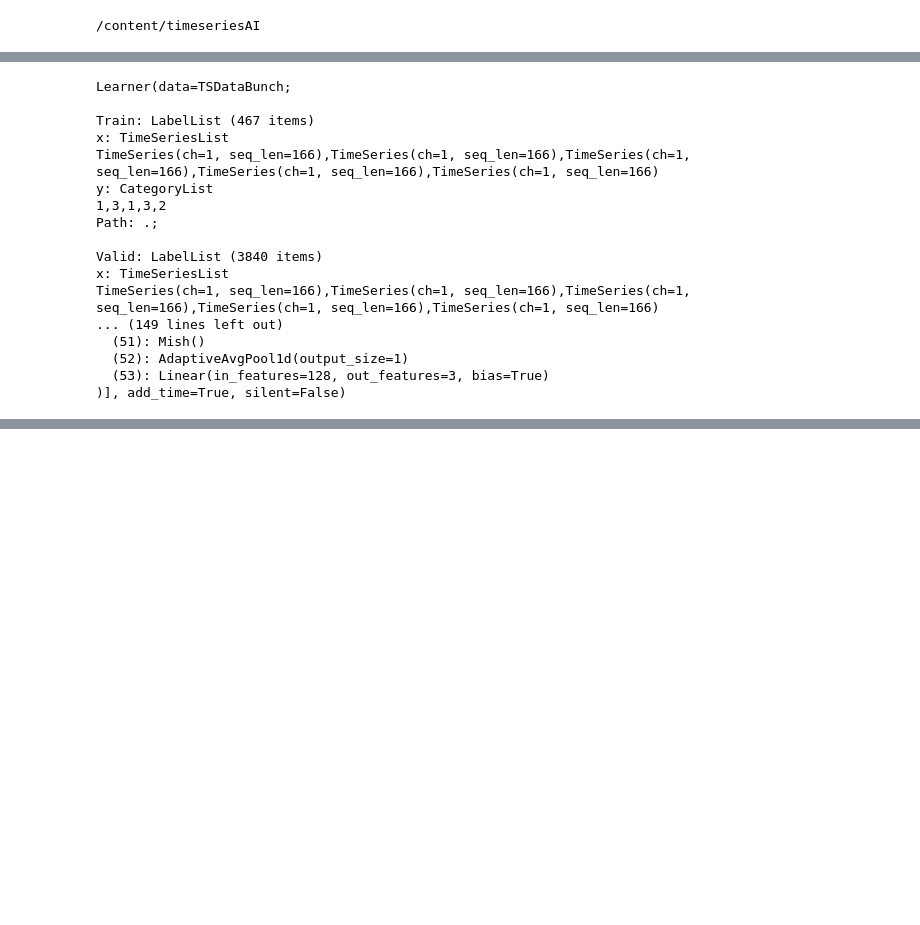
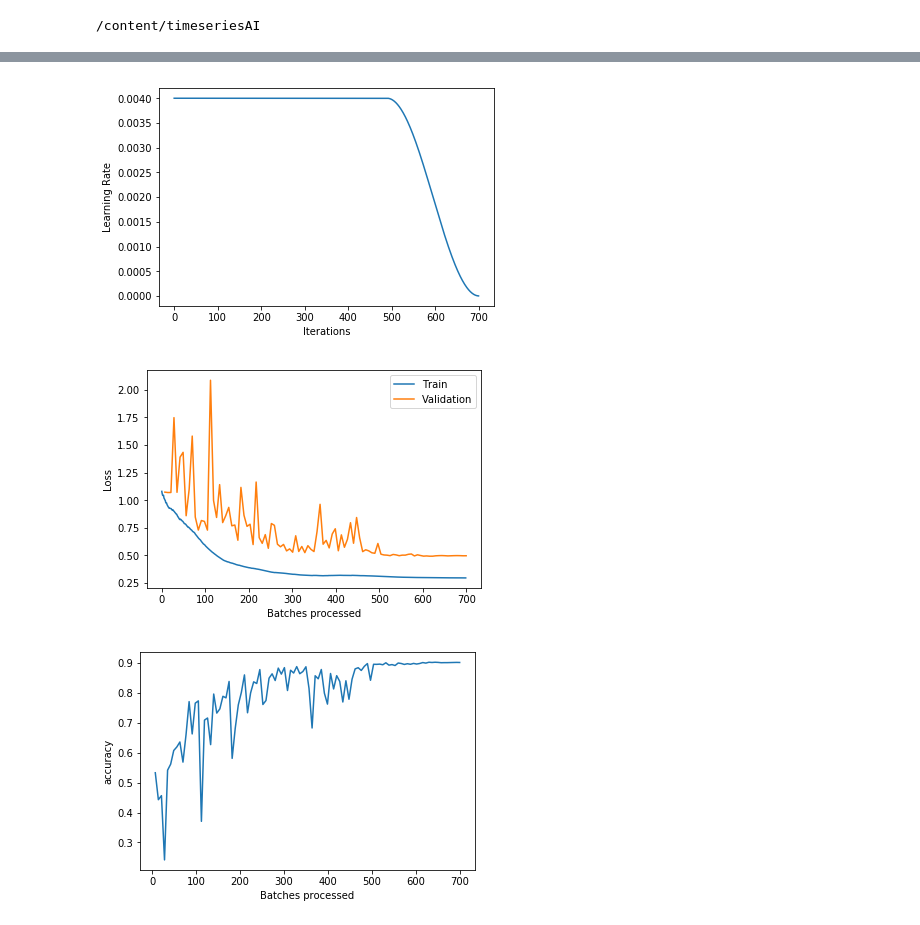
Before and after one commit to muellerzr/fastai-Experiments-and-tips, a Jupyter notebook: TimeSeries_with_Mish.ipynb, the cells around one changed output, grey strips where cells are left out. Saved outputs shown, nothing was run; the diff lists cells and outputs as text; code cells hidden in the pictures; blank space fills up the shorter version.

```diff
--- a/TimeSeries_with_Mish.ipynb
+++ b/TimeSeries_with_Mish.ipynb
@@ -210,23 +221,3 @@ Callbacks functions applied
-# %%
-learn.load('stage_0')
-# %% [output]
-Learner(data=TSDataBunch;
-
-Train: LabelList (467 items)
-x: TimeSeriesList
-TimeSeries(ch=1, seq_len=166),TimeSeries(ch=1, seq_len=166),TimeSeries(ch=1, seq_len=166),TimeSeries(ch=1, seq_len=166),TimeSeries(ch=1, seq_len=166)
-y: CategoryList
-1,3,1,3,2
-Path: .;
-
-Valid: LabelList (3840 items)
-x: TimeSeriesList
-TimeSeries(ch=1, seq_len=166),TimeSeries(ch=1, seq_len=166),TimeSeries(ch=1, seq_len=166),TimeSeries(ch=1, seq_len=166),TimeSeries(ch=1, seq_len=166)
-... (149 lines left out)
-  (51): Mish()
-  (52): AdaptiveAvgPool1d(output_size=1)
-  (53): Linear(in_features=128, out_features=3, bias=True)
-)], add_time=True, silent=False)
 # %%
 epochs = 100         # ✳️
 max_lr = 1e-2        # ✳️
@@ -237,8 +228,10 @@ wd = 1e-2
 # %%
 learn.metrics = metrics
 learn.load('stage_0')
-learn.fit_fc(epochs, 4e-3, wd=wd)
+learn.fit_one_cycle(epochs, max_lr=4e-3, pct_start=pct_start, moms=(.95, .85) if warmup else (.95, .95),
+                    div_factor=25.0 if warmup else 1., wd=wd)
 learn.save('stage_1')
 learn.recorder.plot_lr()
 learn.recorder.plot_losses()
 learn.recorder.plot_metrics()
+# %% [output]
@@ -245 +255,4 @@ learn.recorder.plot_metrics()
+[figure, added]
+[figure, added]
+[figure, added]
 # %%
```
Also changed, not shown: parts of 14 cells of this notebook.
